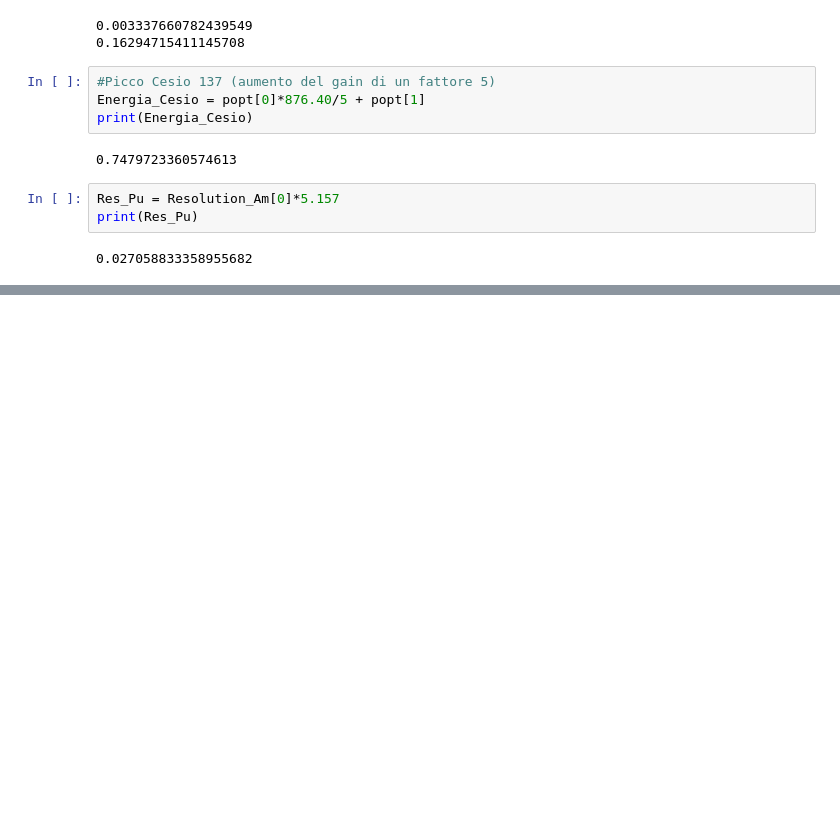
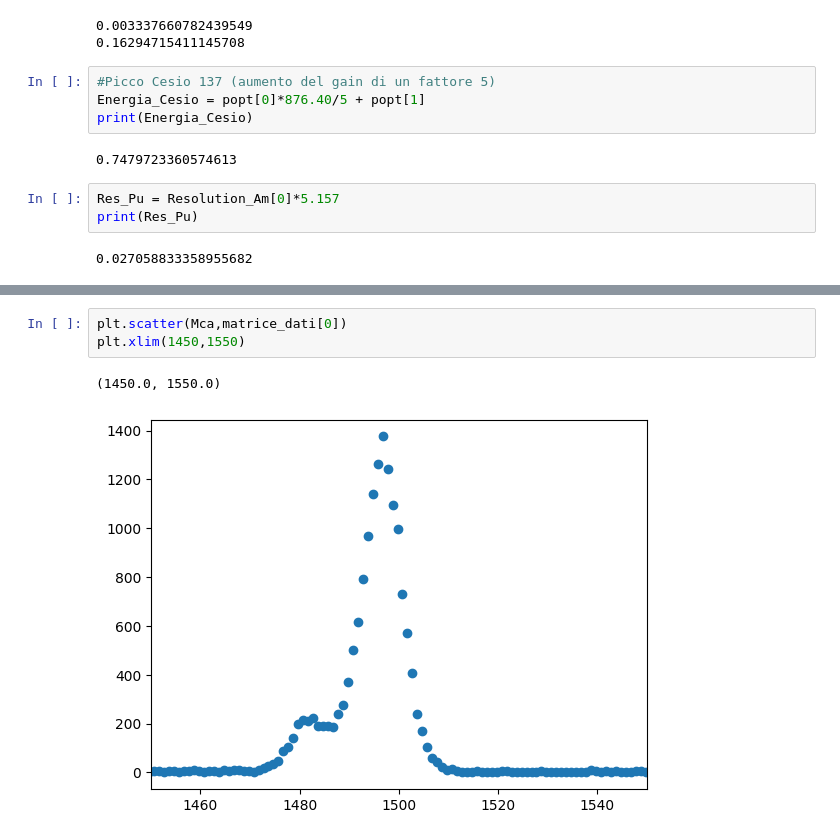
Before and after one commit to amberymoon/diamante, a Jupyter notebook: Diamante.ipynb, the cells around one changed output, grey strips where cells are left out. Cells and saved outputs as stored; diff of their text form; blank space fills up the shorter version.

```diff
--- a/Diamante.ipynb
+++ b/Diamante.ipynb
@@ -80,0 +144,6 @@ print(Res_Pu)
+# %%
+plt.scatter(Mca,matrice_dati[0])
+plt.xlim(1450,1550)
+# %% [output]
+(1450.0, 1550.0)
+[figure, added]
```
Also changed, not shown: parts of 14 cells of this notebook, 2 other files.
